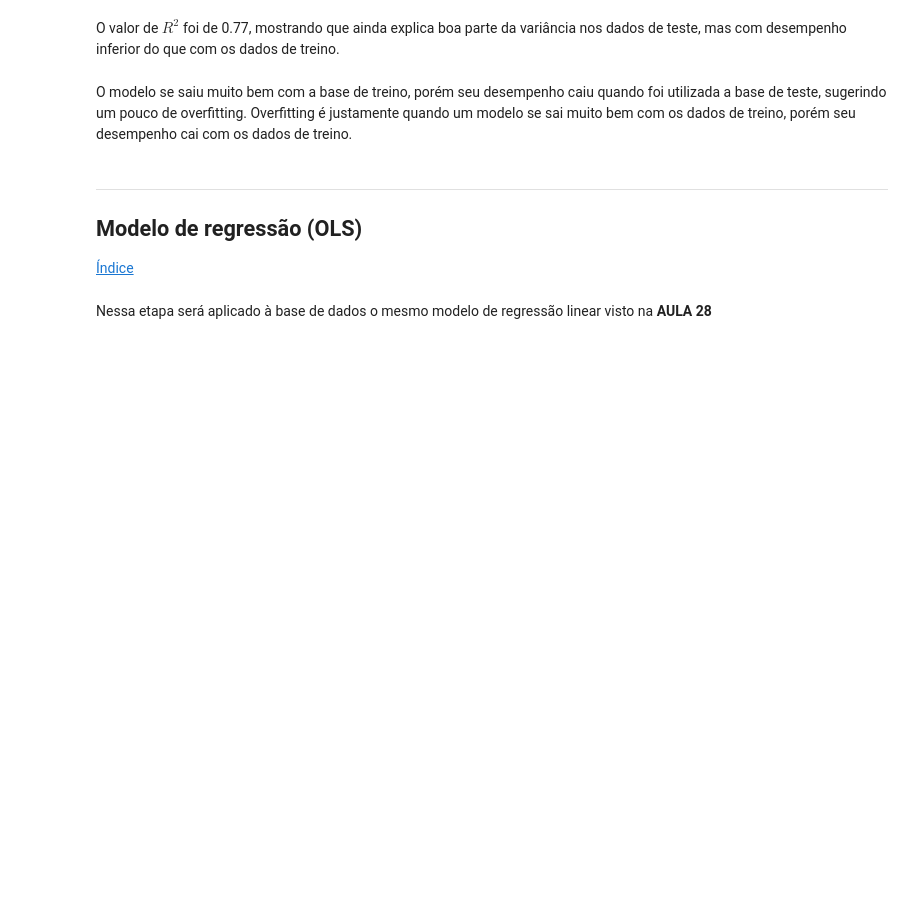
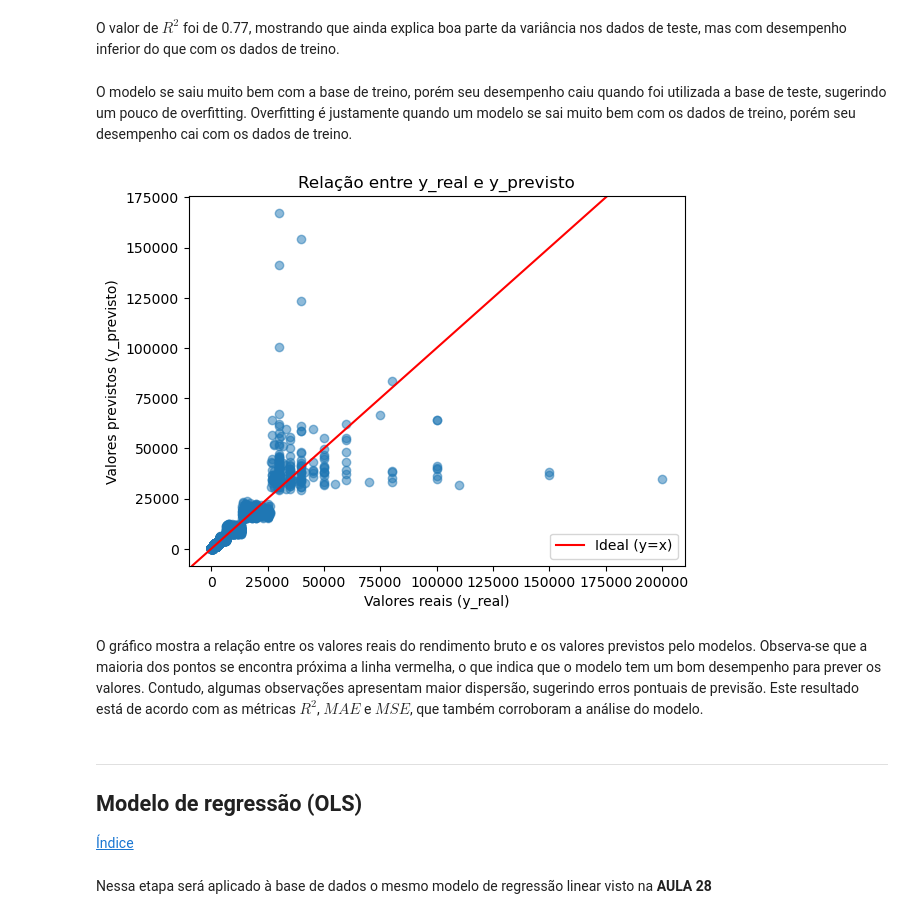
Before and after one commit to jlbrasileiro/Projeto-3---Ci-ncia-dos-Dados---2024.2, a Jupyter notebook: compilando_projetos.ipynb, the cells around one changed output. Cells and saved outputs as stored; diff of their text form; code cells hidden in the pictures; blank space fills up the shorter version.

```diff
--- a/compilando_projetos.ipynb
+++ b/compilando_projetos.ipynb
@@ -178,6 +187,19 @@ O valor de $R^2$ foi de 0.77, mostrando que ainda explica boa parte da variânci
 # %% [markdown]
 O modelo se saiu muito bem com a base de treino, porém seu desempenho caiu quando foi  utilizada a base de teste, sugerindo um pouco de overfitting.
 Overfitting é justamente quando um modelo se sai muito bem com os dados de treino, porém seu desempenho cai com os dados de treino.
+# %%
+plt.scatter(y_test, y_prev, alpha=0.5)
+plt.title("Relação entre y_real e y_previsto")
+plt.xlabel("Valores reais (y_real)")
+plt.ylabel("Valores previstos (y_previsto)")
+plt.axline([0, 0], [1, 1], color="red", label="Ideal (y=x)")
+plt.legend()
+plt.show()
+# %% [output]
+[figure, added]
+# %% [markdown]
+
+O gráfico mostra a relação entre os valores reais do rendimento bruto e os valores previstos pelo modelos. Observa-se que a maioria dos pontos se encontra próxima a linha vermelha, o que indica que o modelo tem um bom desempenho para prever os valores. Contudo, algumas observações apresentam maior dispersão, sugerindo erros pontuais de previsão. Este resultado está de acordo com as métricas $R^2$, $MAE$ e $MSE$, que também corroboram a análise do modelo.
 # %% [markdown]
 ___
 <div id='regressao'></div>
```
Also changed, not shown: parts of 12 cells of this notebook.
